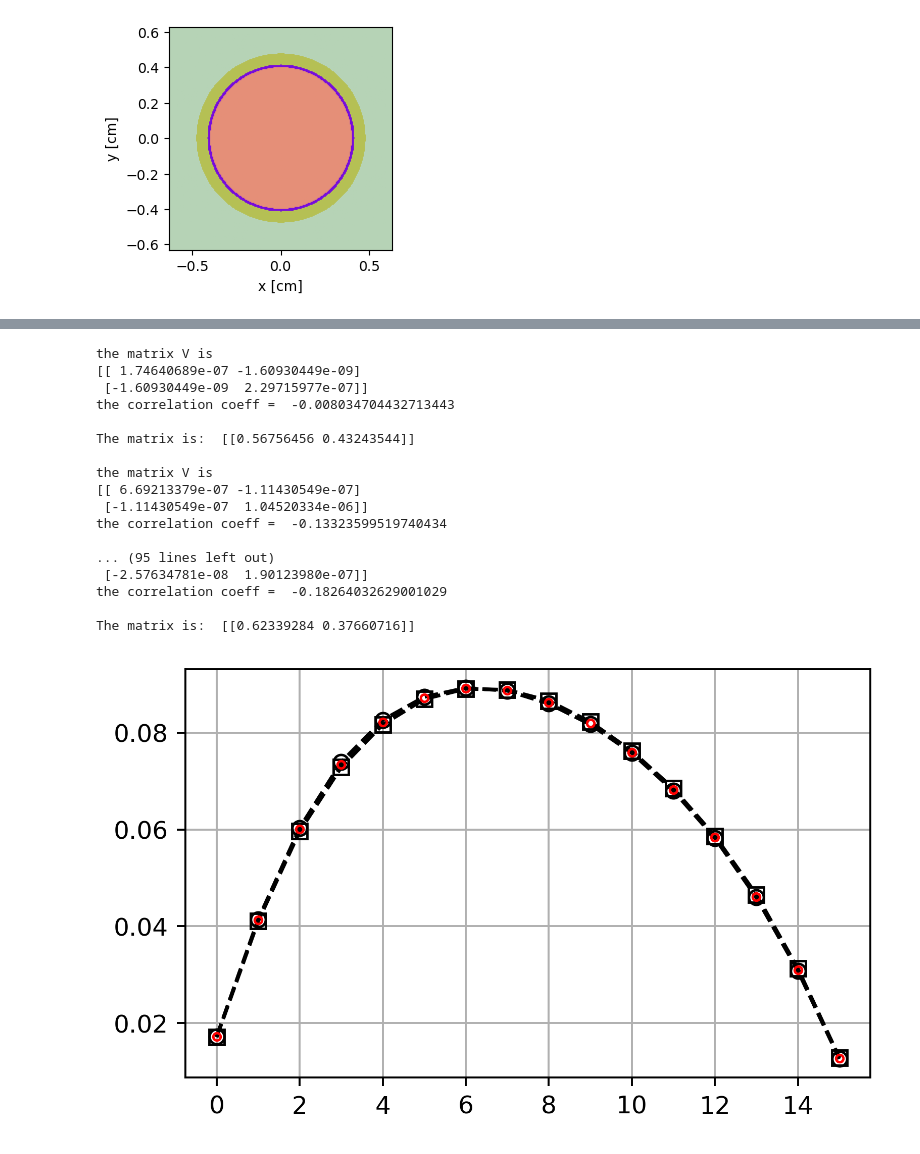
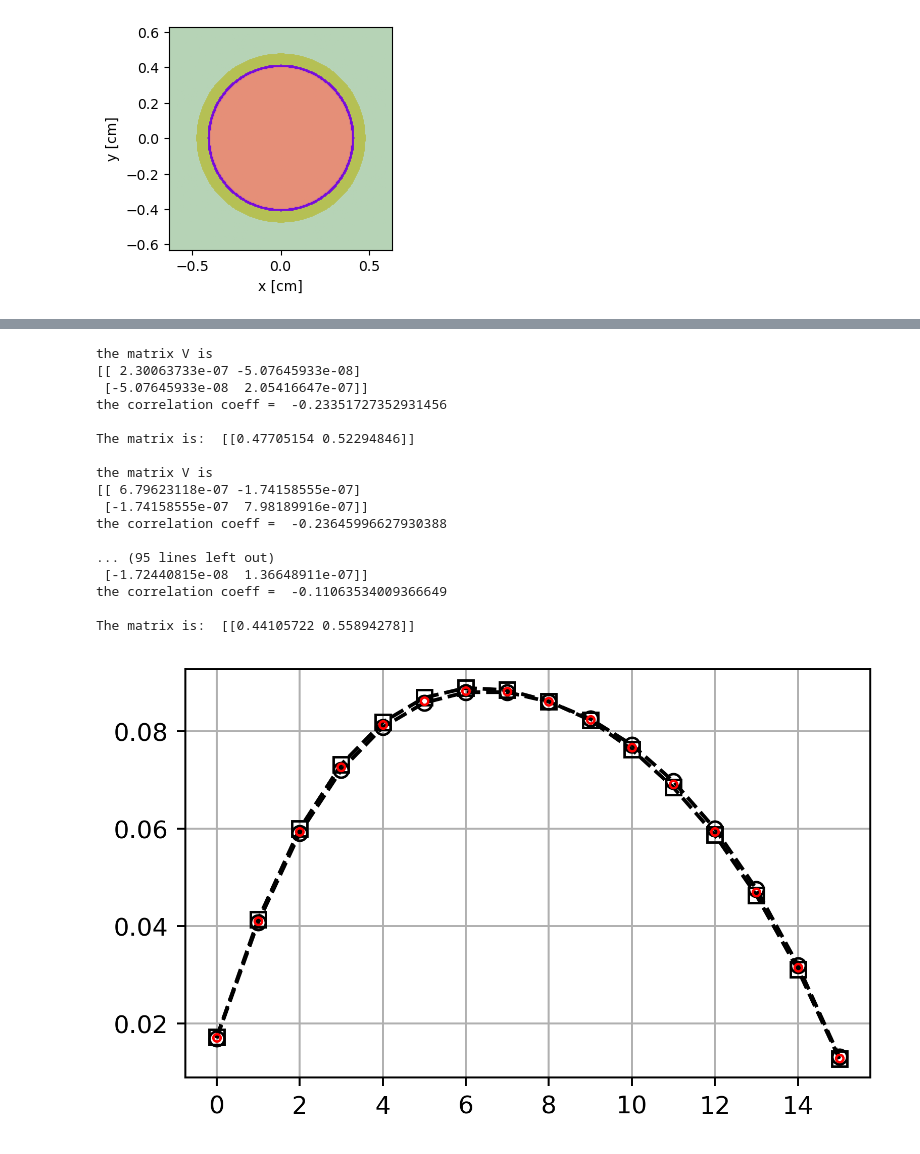
Before and after one commit to jfaulkner31/MonteCarloXenon, a Jupyter notebook: openmc_RIE/rie_simulation/rei.ipynb, the cells around one changed output, grey strips where cells are left out. Cells and saved outputs as stored; diff of their text form; code cells hidden in the pictures.

```diff
--- a/openmc_RIE/rie_simulation/rei.ipynb
+++ b/openmc_RIE/rie_simulation/rei.ipynb
@@ -430,50 +316,50 @@ for idx, this_dt in enumerate(dt):
 # %%
 
 regr = Regression()
-with open('results/res_s2_i0.pkl', 'rb') as f:
+with open('results/res_s3_i0.pkl', 'rb') as f:
   res0 = pkl.load(f)
-with open('results/res_s2_i1.pkl', 'rb') as f:
+with open('results/res_s3_i1.pkl', 'rb') as f:
   res1 = pkl.load(f)
 res0 = regr.normalize_res(res=res0, val=1.0)
 res1 = regr.normalize_res(res=res1, val=1.0)
 flux0 = regr.get_avg(res0, val=1.0)
 flux1 = regr.get_avg(res1, val=1.0)
 
 I = [flux0, flux1]
 res_list = [res0, res1]
 
 new = []
 coeffs = []
 for f in range(16):
   flux_f, coef = regr.get_new_I(N=500, start=500, F=res_list, I=I, f=f)
   new.append(flux_f[0][0])
   coeffs.append(coef)
 
 import matplotlib.pyplot as plt
 plt.figure(figsize=(5,3), dpi=350)
 plt.plot(flux0, 'ko--', markerfacecolor='none')
 plt.plot(flux1, 'ks--', markerfacecolor='none')
 plt.plot(new, 'r.', markerfacecolor='none')
 plt.grid()
 # %% [output]
 the matrix V is
-[[ 1.74640689e-07 -1.60930449e-09]
- [-1.60930449e-09  2.29715977e-07]]
-the correlation coeff =  -0.008034704432713443
+[[ 2.30063733e-07 -5.07645933e-08]
+ [-5.07645933e-08  2.05416647e-07]]
+the correlation coeff =  -0.23351727352931456
 
-The matrix is:  [[0.56756456 0.43243544]]
+The matrix is:  [[0.47705154 0.52294846]]
 
 the matrix V is
-[[ 6.69213379e-07 -1.11430549e-07]
- [-1.11430549e-07  1.04520334e-06]]
-the correlation coeff =  -0.13323599519740434
+[[ 6.79623118e-07 -1.74158555e-07]
+ [-1.74158555e-07  7.98189916e-07]]
+the correlation coeff =  -0.23645996627930388
 
 ... (95 lines left out)
- [-2.57634781e-08  1.90123980e-07]]
-the correlation coeff =  -0.18264032629001029
+ [-1.72440815e-08  1.36648911e-07]]
+the correlation coeff =  -0.11063534009366649
 
-The matrix is:  [[0.62339284 0.37660716]]
+The matrix is:  [[0.44105722 0.55894278]]
-[figure, old version]
+[figure, new version]
 # %%
 import matplotlib.pyplot as plt
 plt.figure(figsize=(5,3), dpi=350)
```
Also changed, not shown: parts of 3 cells of this notebook, 2 other files.
